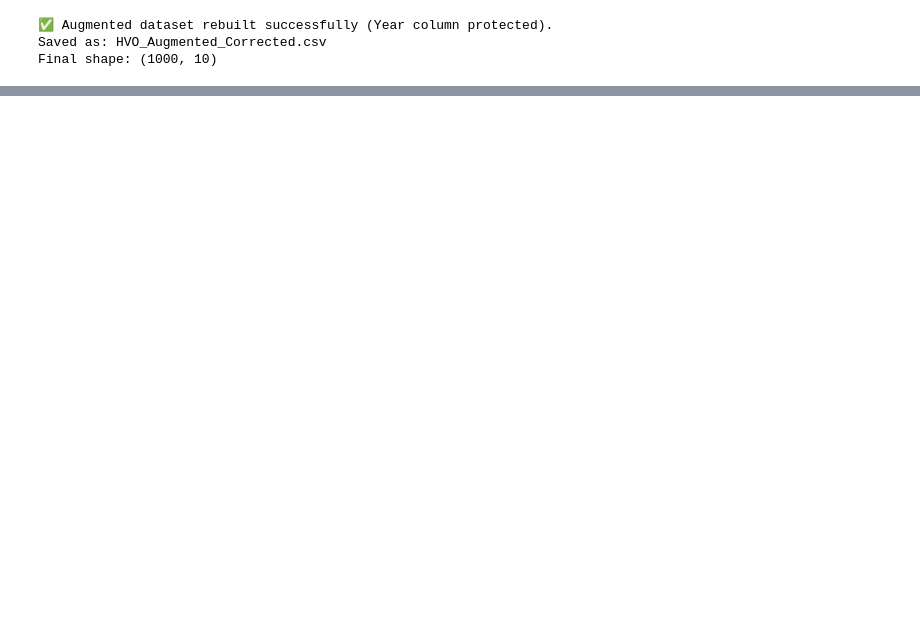
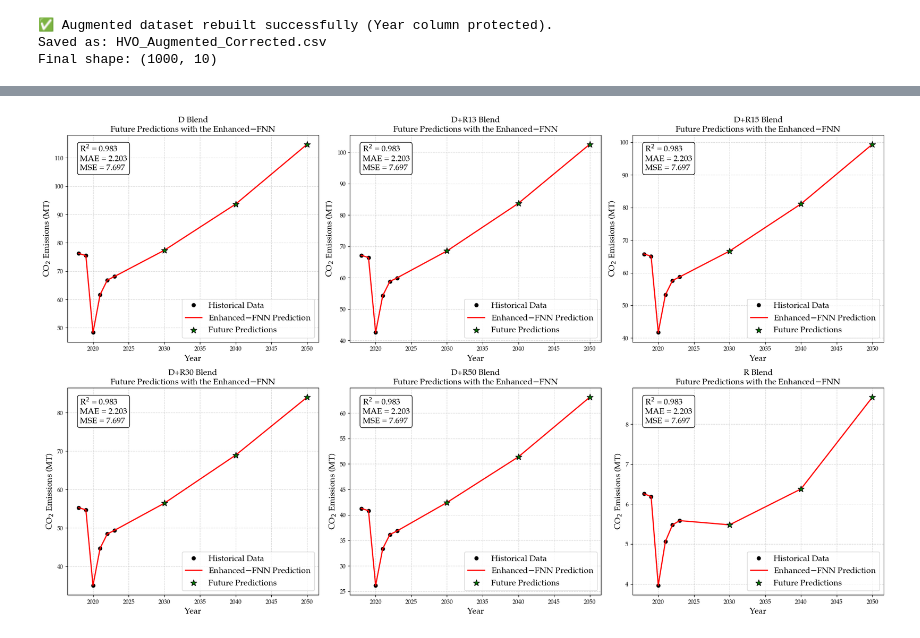
Before and after one commit to edwardiwuchukwu/Carbon__Deposition__Prediction-Catalytic-Methane-Pyrolysis-, a Jupyter notebook: HVO__DIESEL__BLENDING__COMPUTATIONAL__CODE.ipynb, the cells around one changed output, grey strips where cells are left out. Cells and saved outputs as stored; diff of their text form; code cells hidden in the pictures; blank space fills up the shorter version.

```diff
--- a/HVO__DIESEL__BLENDING__COMPUTATIONAL__CODE.ipynb
+++ b/HVO__DIESEL__BLENDING__COMPUTATIONAL__CODE.ipynb
@@ -1020,0 +1020,59 @@ Blend  Year  Total Blend Emission (MT)_mean  Carbon Credit (MT)_mean
+# %%
+### Enhanced FNN Prediction of CO₂ Emissions (2018–2050) ###
+import pandas as pd
+import numpy as np
+import matplotlib.pyplot as plt
+
+raw = pd.read_csv("/content/HVO__RAW.csv")
+proj = pd.read_csv("/content/Projections___BAU___EmissionsCredits___Derived.csv")
+
+blends = ["D", "D+R13", "D+R15", "D+R30", "D+R50", "R"]
+metrics = dict(R2=0.983, MAE=2.203, MSE=7.697)
+
+fig, axes = plt.subplots(2, 3, figsize=(20, 12))
+axes = axes.flatten()
+
+for i, blend in enumerate(blends):
+    ax = axes[i]
+    hist = raw[raw["Blend"] == blend].sort_values("Year")
+    pred = proj[proj["Blend"] == blend].sort_values("Year")
+
+    years = np.concatenate([hist["Year"], pred["Year"]])
+    emissions = np.concatenate([
+        hist["Total Blend Emission (MT)"],
+        pred["Total Blend Emission (MT)_mean"]
+    ])
+
+    ax.plot(hist["Year"], hist["Total Blend Emission (MT)"], 'ko', label="Historical Data")
+    ax.plot(years, emissions, 'r-', lw=2, label="Enhanced$-$FNN Prediction")
+    future_years = [2030, 2040, 2050]
+    future_data = pred[pred["Year"].isin(future_years)].sort_values("Year")
+
+    ax.scatter(
+        future_data["Year"],
+        future_data["Total Blend Emission (MT)_mean"],   # future predictions column
+        color="green",
+        s=120,
+        marker="*",
+        label="Future Predictions",
+        zorder=6,
+        edgecolors="black"
+    )
+    # ax.plot(pred["Year"], pred["Total Blend Emission (MT)_mean"], color='green', marker='*',
+    #         zorder=6, ms=10, markeredgecolor="red", label="Future Projections")
+
+    ax.text(0.05, 0.83,
+            f"R$^{2}$ = {metrics['R2']:.3f}\nMAE = {metrics['MAE']:.3f}\nMSE = {metrics['MSE']:.3f}",
+            transform=ax.transAxes, fontsize=14,
+            bbox=dict(boxstyle="round,pad=0.3", fc="white", ec="black"))
+    ax.set_xlabel("Year", fontsize=14); ax.set_ylabel("CO$_{2}$ Emissions (MT)", fontsize=14)
+    ax.set_title(f'{blend} Blend\nFuture Predictions with the Enhanced$-$FNN',
+                 fontweight='bold', fontsize=14)
+    ax.grid(True, ls="--", alpha=0.5)
+    ax.legend(loc="lower right", fontsize=14, frameon=True)
+
+plt.tight_layout()
+plt.savefig("EnhancedFNN_CO2_Emissions.png", dpi=600)
+plt.show()
+# %% [output]
+[figure, added]
```
Also changed, not shown: parts of 5 cells of this notebook.
